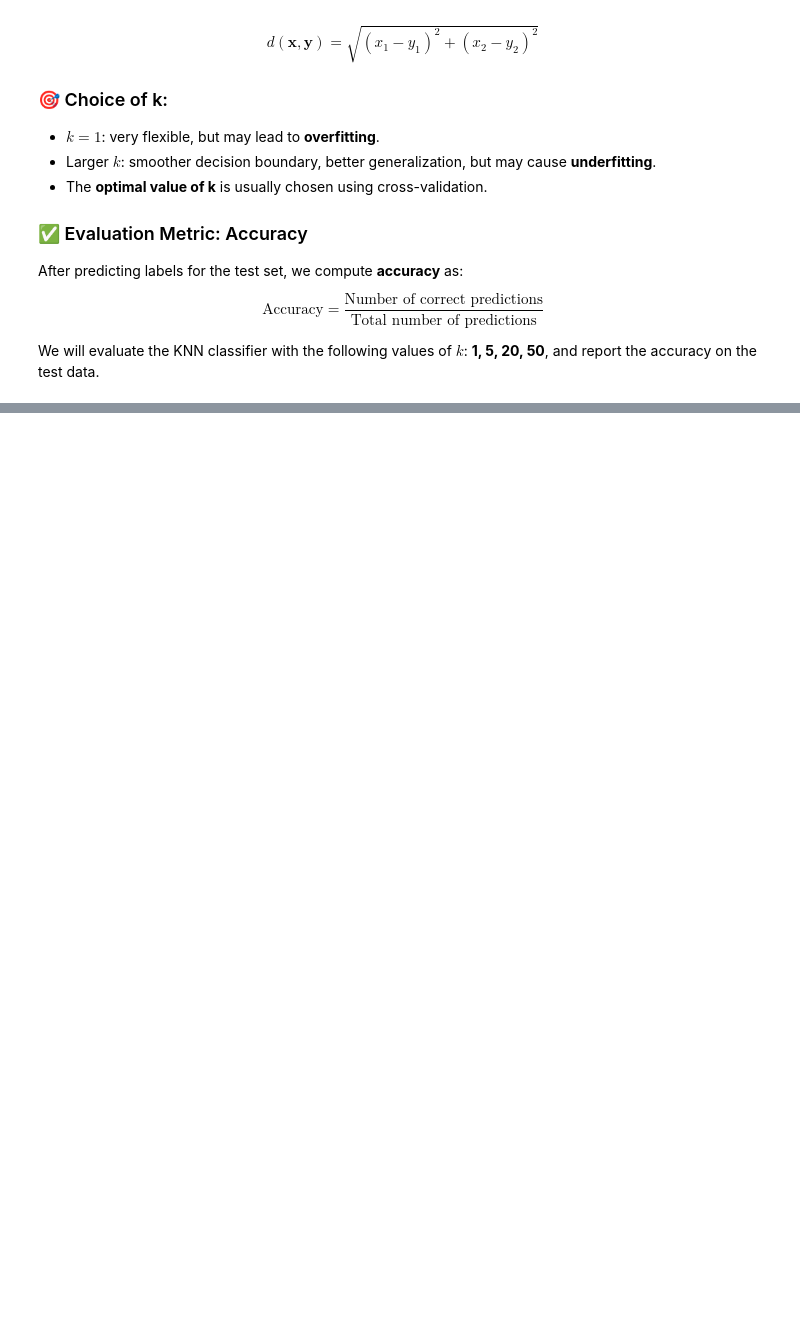
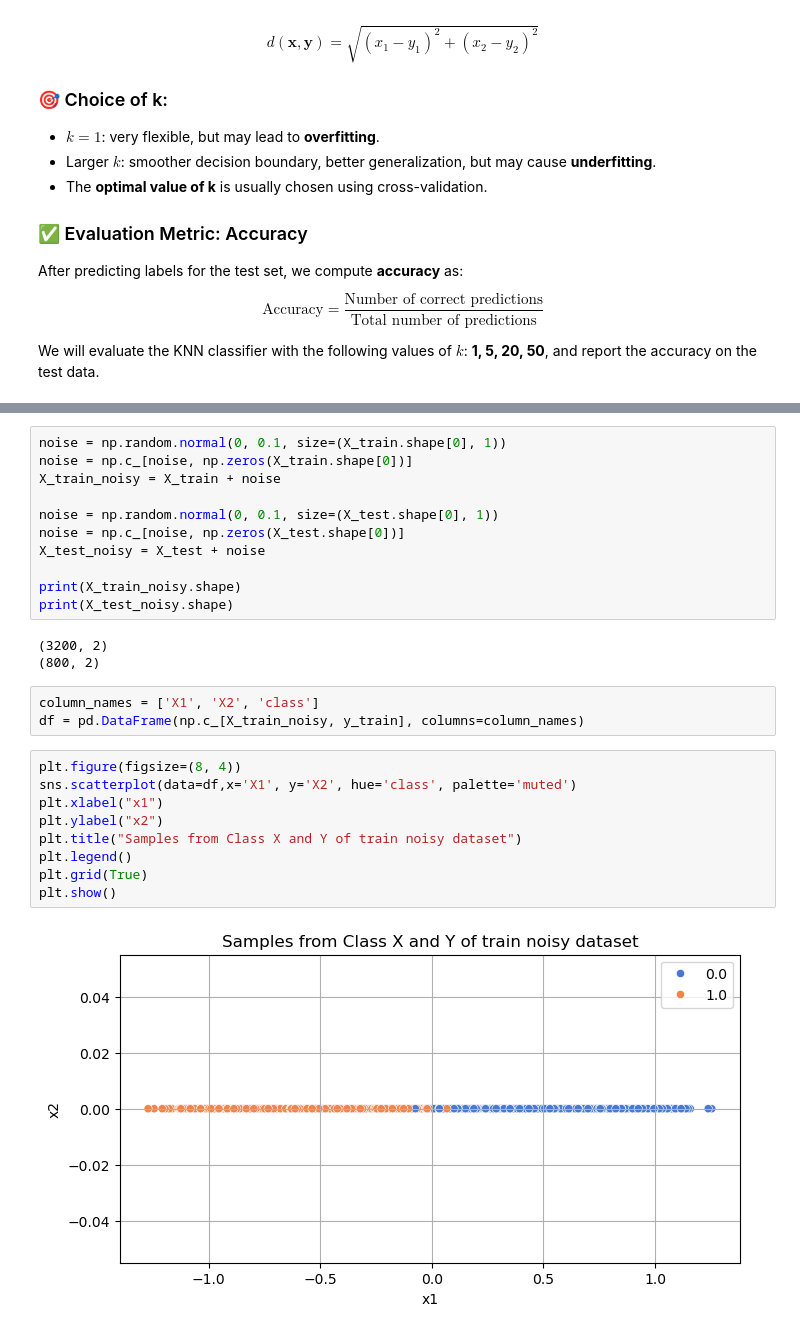
Before and after one commit to mjmousavi97/MachinLearning-TehranUni-2024, a Jupyter notebook: Projects/05 pro/src/main.ipynb, the cells around one changed output, grey strips where cells are left out. Drawn from its saved outputs; the diff is of its cells as text; blank space fills up the shorter version.

```diff
--- a/Projects/05 pro/src/main.ipynb
+++ b/Projects/05 pro/src/main.ipynb
@@ -93,0 +198,28 @@ We will evaluate the KNN classifier with the following values of $k$: **1, 5, 20
+# %%
+noise = np.random.normal(0, 0.1, size=(X_train.shape[0], 1))
+noise = np.c_[noise, np.zeros(X_train.shape[0])]
+X_train_noisy = X_train + noise
+
+noise = np.random.normal(0, 0.1, size=(X_test.shape[0], 1))
+noise = np.c_[noise, np.zeros(X_test.shape[0])]
+X_test_noisy = X_test + noise
+
+print(X_train_noisy.shape)
+print(X_test_noisy.shape)
+# %% [output]
+(3200, 2)
+(800, 2)
+# %%
+column_names = ['X1', 'X2', 'class']
+df = pd.DataFrame(np.c_[X_train_noisy, y_train], columns=column_names)
+# %%
+plt.figure(figsize=(8, 4))
+sns.scatterplot(data=df,x='X1', y='X2', hue='class', palette='muted')
+plt.xlabel("x1")
+plt.ylabel("x2")
+plt.title("Samples from Class X and Y of train noisy dataset")
+plt.legend()
+plt.grid(True)
+plt.show()
+# %% [output]
+[figure, added]
```
Also changed, not shown: parts of 17 cells of this notebook.
